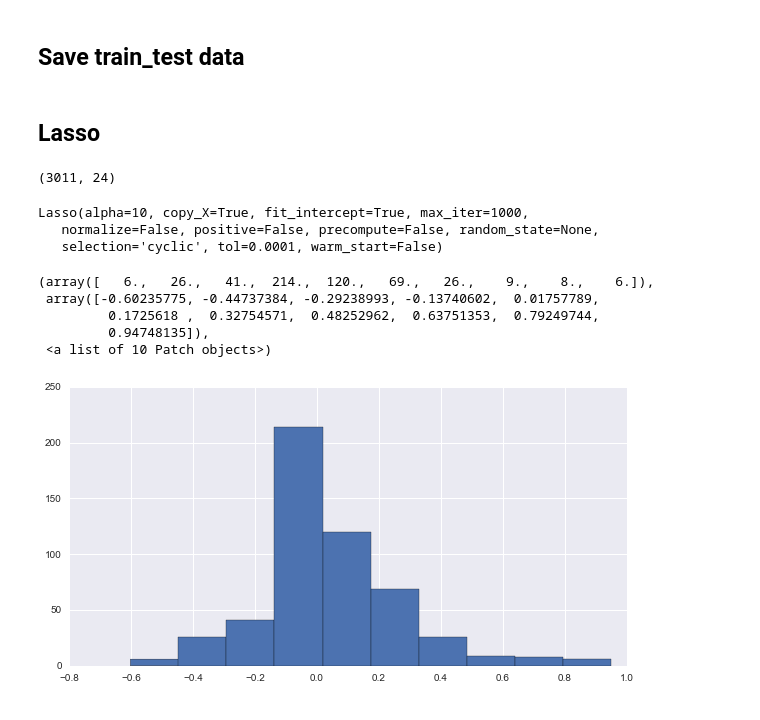
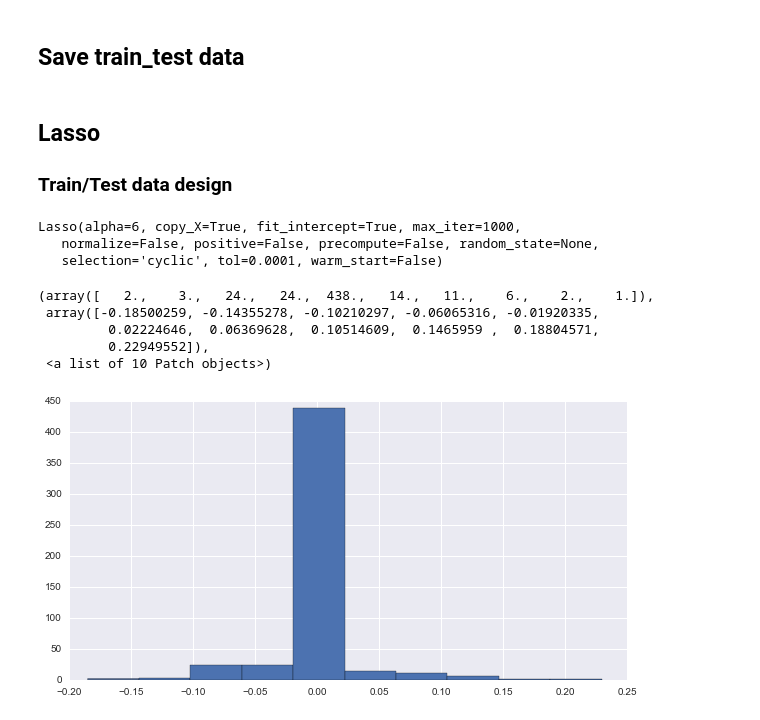
Before and after one commit to MGIMM/Predict-pollution-in-an-asian-megacity, a Jupyter notebook: Lasso for NO2.ipynb, the cells around one changed output. Drawn from its saved outputs; the diff is of its cells as text; code cells hidden in the pictures.

Commit message:
update for lasso

```diff
--- a/Lasso for NO2.ipynb
+++ b/Lasso for NO2.ipynb
@@ -37,9 +37,6 @@ print date_test_end
 ['2015-02-17', '2015-03-28', '2015-05-06', '2015-06-14', '2015-07-23', '2015-08-31']
 ['2015-02-18', '2015-03-29', '2015-05-07', '2015-06-15', '2015-07-24', '2015-09-01']
 ['2015-02-25', '2015-04-05', '2015-05-14', '2015-06-22', '2015-07-31', '2015-09-08']
-# %%
-for bloc in range(5):
-    for i in range(len(Xtrain)):
 # %%
 date_pds =[Xtrain.date.values[i].split(' ')[0] for i in range(len(Xtrain))]
 bloc = 0
@@ -133,39 +130,35 @@ Y_train_train.to_csv('sample data/' + "Y_train_train.csv" ,sep = ',',header = Tr
 Y_train_test.to_csv('sample data/' + "Y_train_test.csv" ,sep = ',',header = True, index = False,encoding ='utf-8')
 # %% [markdown]
 ## Lasso
+
+### Train/Test data design
 # %%
 X_NO2_train = DataSample(X_train_train,"NO2")
 X_O3_train = DataSample(X_train_train,"O3")
-#X = pd.DataFrame({X_NO2,X_O3})
+
 X_train = pd.concat([X_NO2_train, X_O3_train], axis=1)
 Y_train = DataSample(Y_train_train,"NO2").values
 
 X_NO2_test = DataSample(X_train_test,"NO2")
 X_O3_test = DataSample(X_train_test,"O3")
-#X = pd.DataFrame({X_NO2,X_O3})
+
 X_test = pd.concat([X_NO2_test, X_O3_test], axis=1)
 Y_test = DataSample(Y_train_test,"NO2").values
-#print np.shape(Y)
-# %% [output]
-(3011, 24)
 # %%
-from sklearn import linear_model
-clf = linear_model.Lasso(alpha=10)
+clf = linear_model.Lasso(alpha=6)
 clf.fit(Y_train, X_train)
 # %% [output]
-Lasso(alpha=10, copy_X=True, fit_intercept=True, max_iter=1000,
+Lasso(alpha=6, copy_X=True, fit_intercept=True, max_iter=1000,
    normalize=False, positive=False, precompute=False, random_state=None,
    selection='cyclic', tol=0.0001, warm_start=False)
 # %%
 plt.figure(figsize = [10,5])
-hour = 1
+hour = 2
 plt.hist([clf.coef_[i][hour-1] for i in range(np.shape(clf.coef_)[0])], bins = 10)
-#print(clf.intercept_)
-#[int(clf.coef_[i][1]!=0) for i in range(np.shape(clf.coef_)[0])]
 # %% [output]
-(array([   6.,   26.,   41.,  214.,  120.,   69.,   26.,    9.,    8.,    6.]),
- array([-0.60235775, -0.44737384, -0.29238993, -0.13740602,  0.01757789,
-         0.1725618 ,  0.32754571,  0.48252962,  0.63751353,  0.79249744,
-         0.94748135]),
+(array([   2.,    3.,   24.,   24.,  438.,   14.,   11.,    6.,    2.,    1.]),
+ array([-0.18500259, -0.14355278, -0.10210297, -0.06065316, -0.01920335,
+         0.02224646,  0.06369628,  0.10514609,  0.1465959 ,  0.18804571,
+         0.22949552]),
  <a list of 10 Patch objects>)
-[figure, old version]
+[figure, new version]
```
Also changed, not shown: parts of 9 cells of this notebook.
